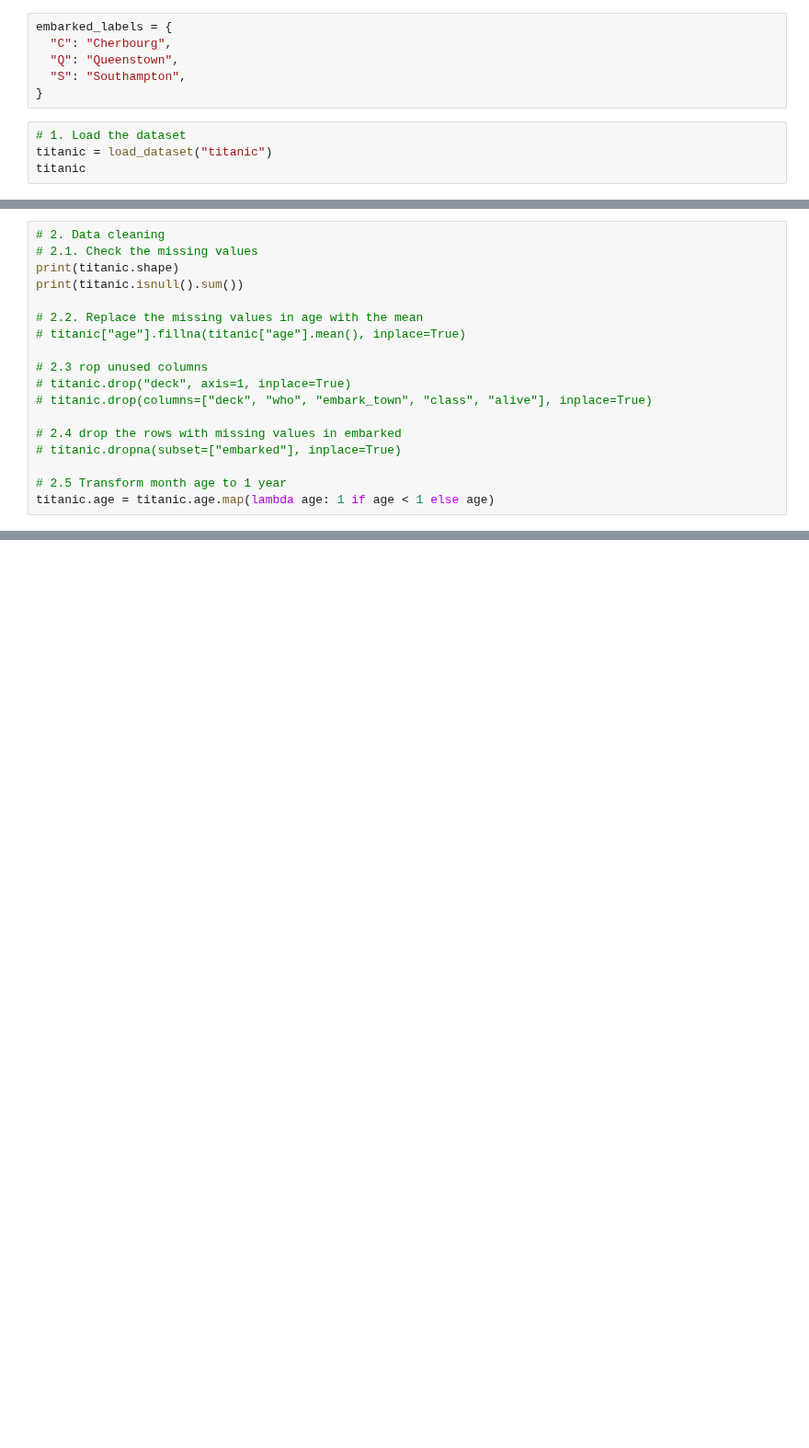
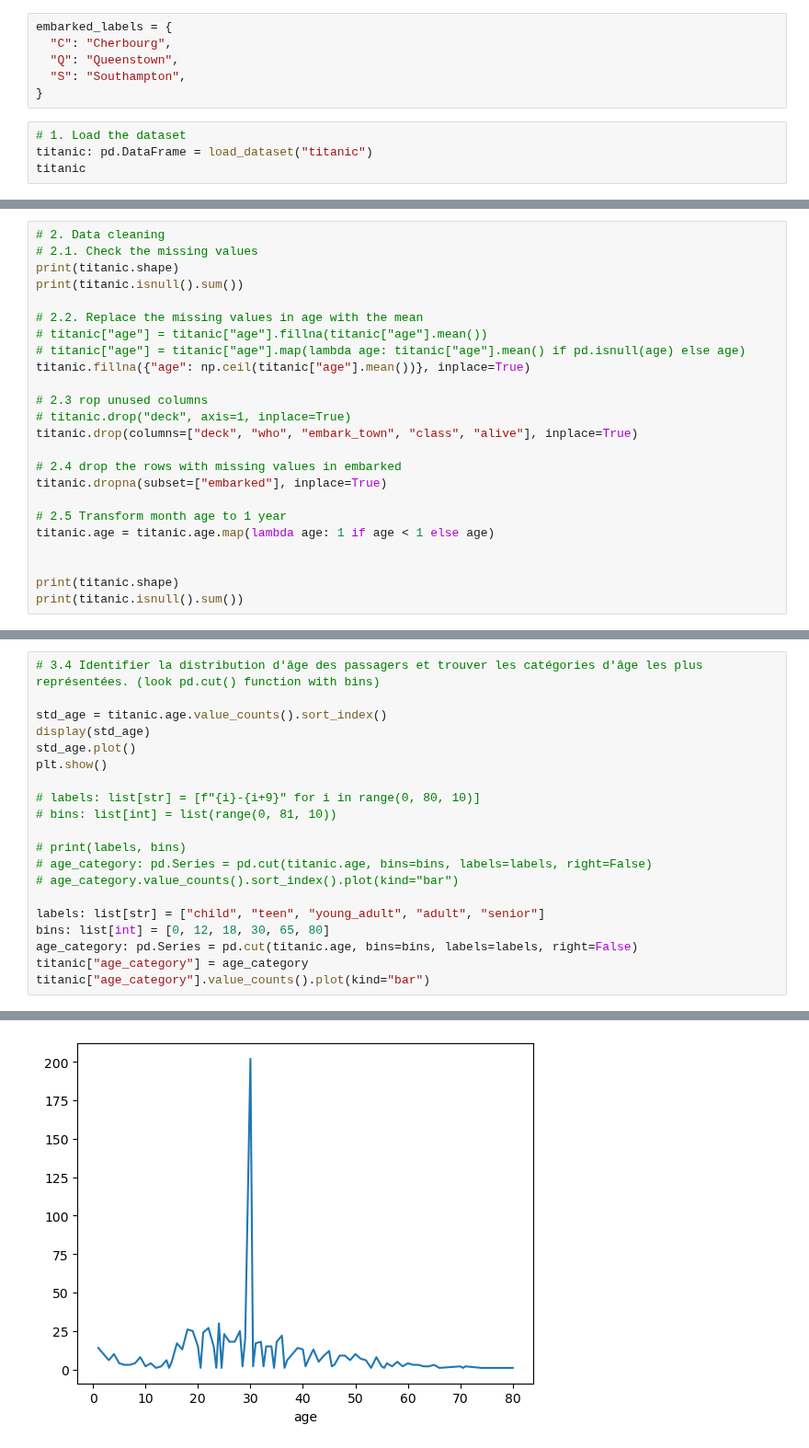
Before and after one commit to moiap13/nomades_python_programming_langugage, a Jupyter notebook: numpy_pandas/student_exercises/corrections/pandas/titanic/titanic.ipynb, the cells around one changed output, grey strips where cells are left out. Shown at 92% size. Drawn from its saved outputs; the diff is of its cells as text; blank space fills up the shorter version.

Commit message:
Add titanic correction final

```diff
--- a/numpy_pandas/student_exercises/corrections/pandas/titanic/titanic.ipynb
+++ b/numpy_pandas/student_exercises/corrections/pandas/titanic/titanic.ipynb
@@ -18,5 +18,5 @@ embarked_labels = {
 }
 # %%
 # 1. Load the dataset
-titanic = load_dataset("titanic")
+titanic: pd.DataFrame = load_dataset("titanic")
 titanic
@@ -30,14 +71,20 @@ print(titanic.shape)
 print(titanic.isnull().sum())
 
 # 2.2. Replace the missing values in age with the mean
-# titanic["age"].fillna(titanic["age"].mean(), inplace=True)
+# titanic["age"] = titanic["age"].fillna(titanic["age"].mean())
+# titanic["age"] = titanic["age"].map(lambda age: titanic["age"].mean() if pd.isnull(age) else age)
+titanic.fillna({"age": np.ceil(titanic["age"].mean())}, inplace=True)
 
 # 2.3 rop unused columns
 # titanic.drop("deck", axis=1, inplace=True)
-# titanic.drop(columns=["deck", "who", "embark_town", "class", "alive"], inplace=True)
+titanic.drop(columns=["deck", "who", "embark_town", "class", "alive"], inplace=True)
 
 # 2.4 drop the rows with missing values in embarked
-# titanic.dropna(subset=["embarked"], inplace=True)
+titanic.dropna(subset=["embarked"], inplace=True)
 
 # 2.5 Transform month age to 1 year
 titanic.age = titanic.age.map(lambda age: 1 if age < 1 else age)
+
+
+print(titanic.shape)
+print(titanic.isnull().sum())
@@ -51,0 +143,21 @@ titanic.age = titanic.age.map(lambda age: 1 if age < 1 else age)
+# %%
+# 3.4 Identifier la distribution d'âge des passagers et trouver les catégories d'âge les plus représentées. (look pd.cut() function with bins)
+
+std_age = titanic.age.value_counts().sort_index()
+display(std_age)
+std_age.plot()
+plt.show()
+
+# labels: list[str] = [f"{i}-{i+9}" for i in range(0, 80, 10)]
+# bins: list[int] = list(range(0, 81, 10))
+
+# print(labels, bins)
+# age_category: pd.Series = pd.cut(titanic.age, bins=bins, labels=labels, right=False)
+# age_category.value_counts().sort_index().plot(kind="bar")
+
+labels: list[str] = ["child", "teen", "young_adult", "adult", "senior"]
+bins: list[int] = [0, 12, 18, 30, 65, 80]
+age_category: pd.Series = pd.cut(titanic.age, bins=bins, labels=labels, right=False)
+titanic["age_category"] = age_category
+titanic["age_category"].value_counts().plot(kind="bar")
+# %% [output]
@@ -51,0 +177 @@ titanic.age = titanic.age.map(lambda age: 1 if age < 1 else age)
+[figure, added]
```
Also changed, not shown: parts of 25 cells of this notebook.
